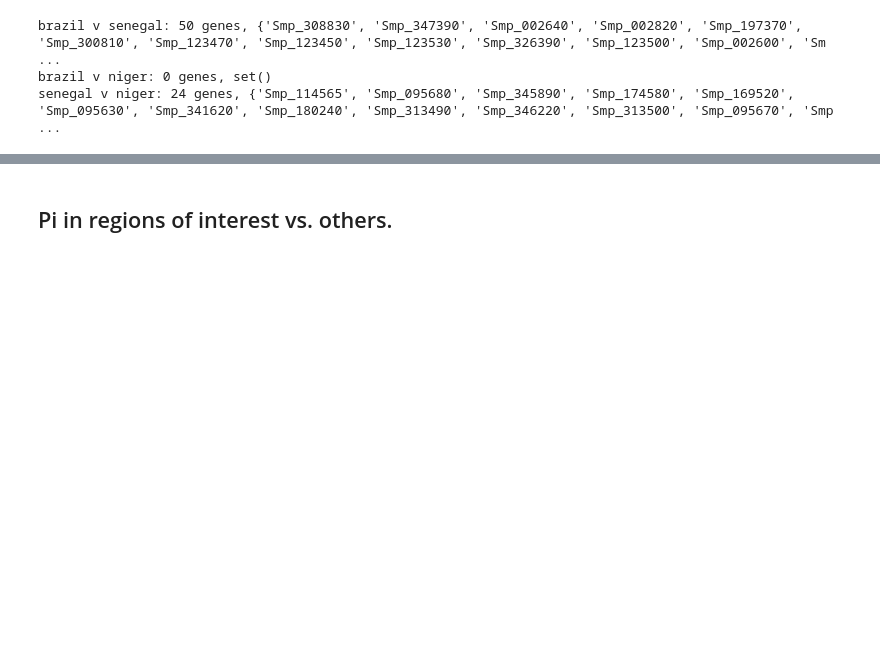
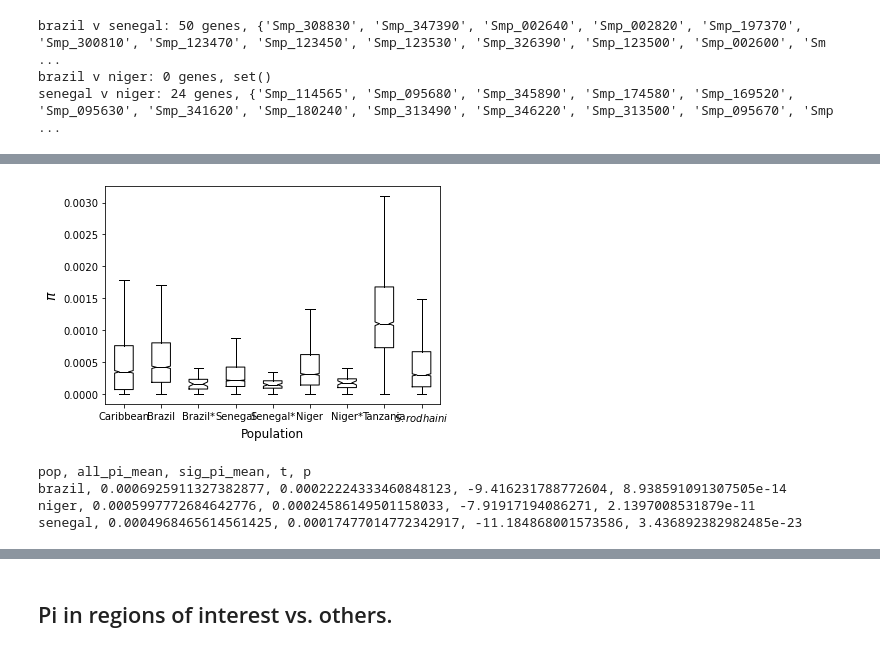
Before and after one commit to nealplatt/sch_man_nwinvasion, a Jupyter notebook: notebooks/test_of_selection.ipynb, the cells around one changed output, grey strips where cells are left out. Drawn from its saved outputs; the diff is of its cells as text; code cells hidden in the pictures; blank space fills up the shorter version.

```diff
--- a/notebooks/test_of_selection.ipynb
+++ b/notebooks/test_of_selection.ipynb
@@ -922,0 +964,22 @@ senegal v niger: 24 genes, {'Smp_114565', 'Smp_095680', 'Smp_345890', 'Smp_17458
+# %%
+sig_pis=defaultdict(lambda: [])
+nsig_pis=defaultdict(lambda: [])
+sig_pi_df=pd.DataFrame(columns=list(pi_dfs["brazil"].columns) + ["pop"])
+
+#now for each pi subset if it is in the tree or not
+for pop in ['brazil', 'niger',  'senegal', 'tanzania', 'caribbean', 'rodhaini']:
+
+    df=pi_dfs[pop]
+
+    for index, row in df.iterrows():
+        pi=row["pi"]
+        chrom=row["chrom"]
+        start=row["start"]
+        stop=row["stop"]
+        row["pop"] = pop
+
+        if region_trees[pop][chrom][start : stop] == set():
+            nsig_pis[pop].append(pi)
+        else:
+            sig_pis[pop].append(pi)
+            sig_pi_df=sig_df.append(row)
@@ -922,0 +1022,42 @@ senegal v niger: 24 genes, {'Smp_114565', 'Smp_095680', 'Smp_345890', 'Smp_17458
+# %%
+plt.boxplot([ pi_dfs["caribbean"].dropna(subset=["pi"])["pi"],
+              pi_dfs["brazil"].dropna(subset=["pi"])["pi"],
+              sig_pi_df.loc[sig_pi_df["pop"] == "brazil"]["pi"],
+              pi_dfs["senegal"].dropna(subset=["pi"])["pi"],
+              sig_pi_df.loc[sig_pi_df["pop"] == "senegal"]["pi"],
+              pi_dfs["niger"].dropna(subset=["pi"])["pi"],
+              sig_pi_df.loc[sig_pi_df["pop"] == "niger"]["pi"],
+              pi_dfs["tanzania"].dropna(subset=["pi"])["pi"],
+              pi_dfs["rodhaini"].dropna(subset=["pi"])["pi"] ],
+             showfliers=False,
+             notch=True,
+             labels=["Caribbean", "Brazil", "Brazil*", "Senegal", "Senegal*", "Niger", "Niger*", "Tanzania", "$\it{S. rodhaini}$"],
+             medianprops=dict(color="black", lw=1) )
+
+plt.xlabel("Population", fontsize=12)
+plt.ylabel("$\pi$", fontsize=14)
+#plt.yscale("log")
+#plt.savefig("results/pi/pi_boxplot_100kb_windows_wsigboxes.svg")
+#plt.savefig("results/pi/pi_boxplot_100kb_windows_wsigboxes.png", dpi=300)
+plt.show()
+# %% [output]
+[figure, added]
+# %%
+print("pop, all_pi_mean, sig_pi_mean, t, p")
+
+for pop in ["brazil", "niger", "senegal"]:
+    spi=sig_pi_df.loc[sig_pi_df["pop"] == pop]["pi"]
+    api=pi_dfs[].dropna(subset=["pi"])["pi"]
+    t, p = stats.ttest_ind(spi, api, equal_var=False)
+
+
+    print("{}, {}, {}, {}, {}".format(pop,
+                                      api.mean(),
+                                      spi.mean(),
+                                      t,
+                                      p) )
+# %% [output]
+pop, all_pi_mean, sig_pi_mean, t, p
+brazil, 0.0006925911327382877, 0.00022224333460848123, -9.416231788772604, 8.938591091307505e-14
+niger, 0.0005997772684642776, 0.00024586149501158033, -7.91917194086271, 2.1397008531879e-11
+senegal, 0.0004968465614561425, 0.00017477014772342917, -11.184868001573586, 3.436892382982485e-23
```
Also changed, not shown: parts of 22 cells of this notebook.
